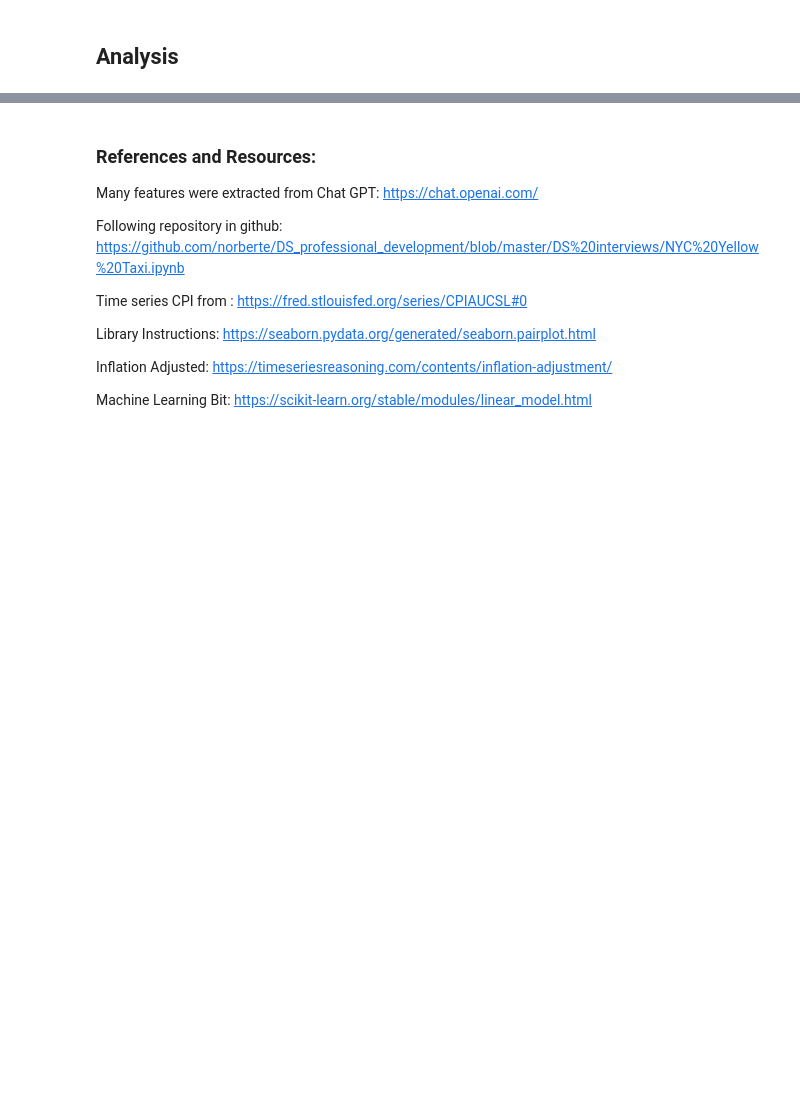
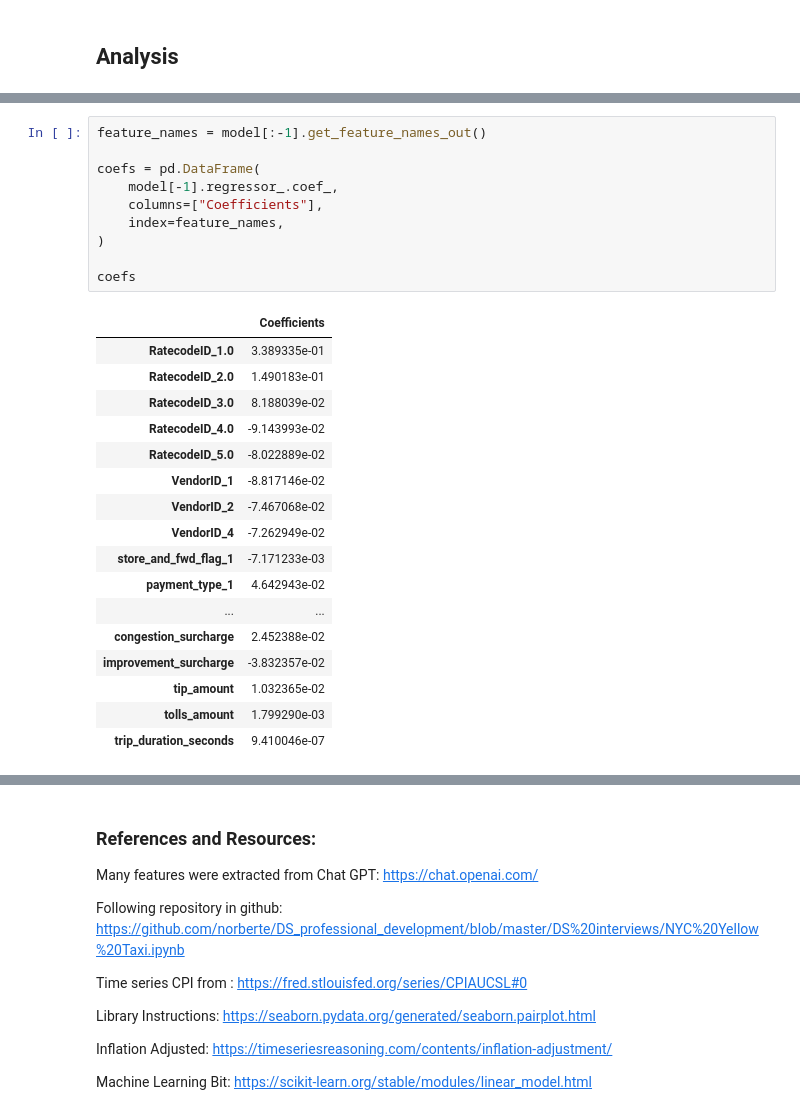
Before and after one commit to BenjaminDupre/taxi_data_task, a Jupyter notebook: taxi_data.ipynb, the cells around one changed output, grey strips where cells are left out. Drawn from its saved outputs; the diff is of its cells as text; blank space fills up the shorter version.

```diff
--- a/taxi_data.ipynb
+++ b/taxi_data.ipynb
@@ -603,0 +677,28 @@ Coefficient of determination: 0.89
+# %%
+feature_names = model[:-1].get_feature_names_out()
+
+coefs = pd.DataFrame(
+    model[-1].regressor_.coef_,
+    columns=["Coefficients"],
+    index=feature_names,
+)
+
+coefs
+# %% [output]
+|  | Coefficients |
+| RatecodeID_1.0 | 3.389335e-01 |
+| RatecodeID_2.0 | 1.490183e-01 |
+| RatecodeID_3.0 | 8.188039e-02 |
+| RatecodeID_4.0 | -9.143993e-02 |
+| RatecodeID_5.0 | -8.022889e-02 |
+| VendorID_1 | -8.817146e-02 |
+| VendorID_2 | -7.467068e-02 |
+| VendorID_4 | -7.262949e-02 |
+| store_and_fwd_flag_1 | -7.171233e-03 |
+| payment_type_1 | 4.642943e-02 |
+| ... | ... |
+| congestion_surcharge | 2.452388e-02 |
+| improvement_surcharge | -3.832357e-02 |
+| tip_amount | 1.032365e-02 |
+| tolls_amount | 1.799290e-03 |
+| trip_duration_seconds | 9.410046e-07 |
```
Also changed, not shown: parts of 14 cells of this notebook.
